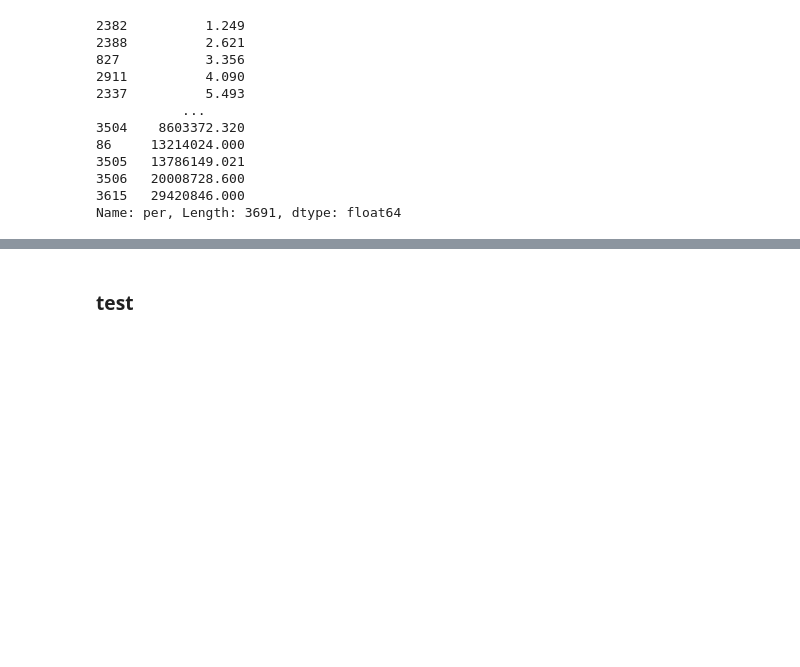
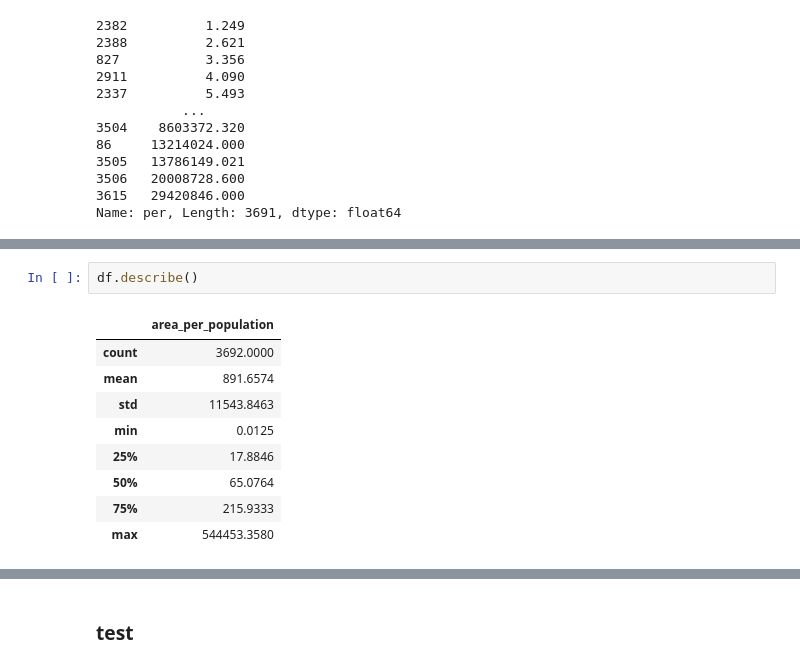
Before and after one commit to UL-DA/pythonProject, a Jupyter notebook: 부동산원_데이터댐/배후지 인구당 상가면적.ipynb, the cells around one changed output, grey strips where cells are left out. Saved outputs shown, nothing was run; the diff lists cells and outputs as text; blank space fills up the shorter version.

```diff
--- a/부동산원_데이터댐/배후지 인구당 상가면적.ipynb
+++ b/부동산원_데이터댐/배후지 인구당 상가면적.ipynb
@@ -283,0 +499,12 @@ Name: per, Length: 3691, dtype: float64
+# %%
+df.describe()
+# %% [output]
+|  | area_per_population |
+| count | 3692.0000 |
+| mean | 891.6574 |
+| std | 11543.8463 |
+| min | 0.0125 |
+| 25% | 17.8846 |
+| 50% | 65.0764 |
+| 75% | 215.9333 |
+| max | 544453.3580 |
```
Also changed, not shown: parts of 12 cells of this notebook.
